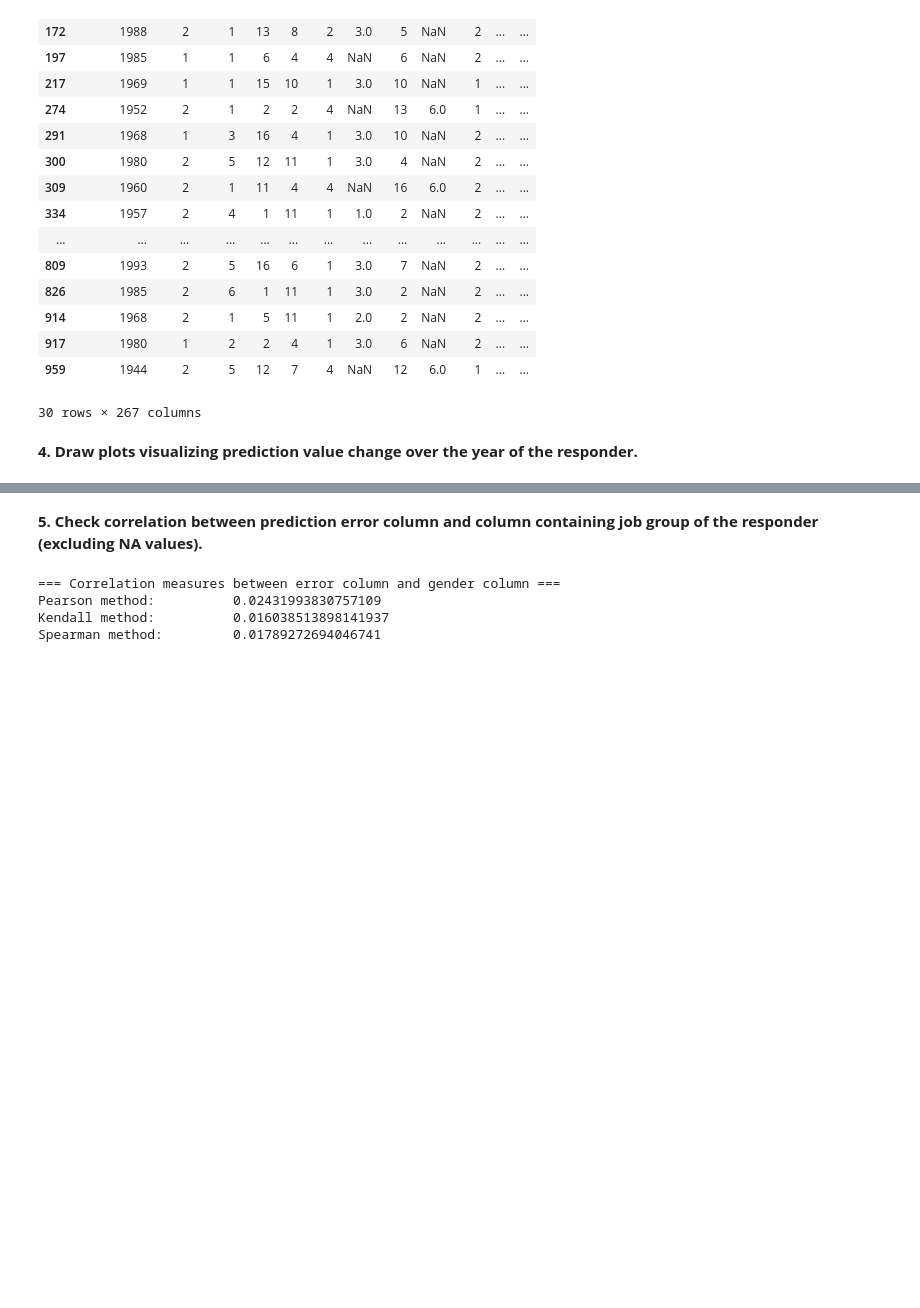
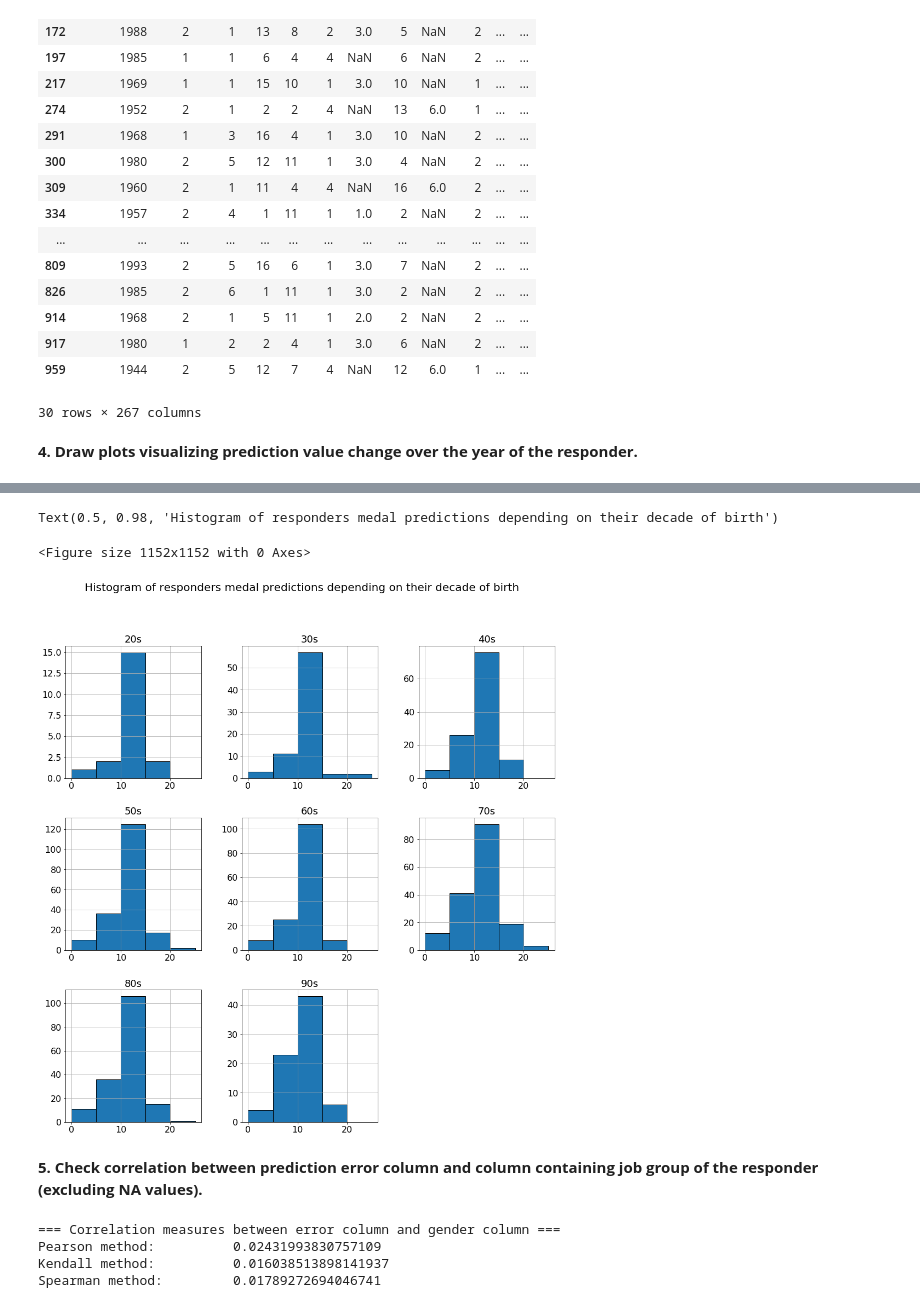
Before and after one commit to Netherwulf/data-science-toolkit, a Jupyter notebook: 07_data_analysis_introduction.ipynb, the cells around one changed output, grey strips where cells are left out. Saved outputs shown, nothing was run; the diff lists cells and outputs as text; code cells hidden in the pictures; blank space fills up the shorter version.

```diff
--- a/07_data_analysis_introduction.ipynb
+++ b/07_data_analysis_introduction.ipynb
@@ -97,3 +152,28 @@ Name: q93, dtype: float64
+# %%
+# histogram
+plt.figure(figsize=(16,16))
+plt.rcParams['xtick.labelsize'] = 16
+plt.rcParams['ytick.labelsize'] = 16
+plt.rcParams['axes.titlesize'] = 18
+
+df_decades = pd.DataFrame({'20s': df_temp[df_temp['URODZONY'] < 1930]['q93'],
+                           '30s': df_temp[(df_temp['URODZONY'] > 1929) & (df_temp['URODZONY'] < 1940)]['q93'],
+                           '40s': df_temp[(df_temp['URODZONY'] > 1939) & (df_temp['URODZONY'] < 1950)]['q93'],
+                           '50s': df_temp[(df_temp['URODZONY'] > 1949) & (df_temp['URODZONY'] < 1960)]['q93'],
+                           '60s': df_temp[(df_temp['URODZONY'] > 1959) & (df_temp['URODZONY'] < 1970)]['q93'],
+                           '70s': df_temp[(df_temp['URODZONY'] > 1969) & (df_temp['URODZONY'] < 1980)]['q93'],
+                           '80s': df_temp[(df_temp['URODZONY'] > 1979) & (df_temp['URODZONY'] < 1990)]['q93'],
+                           '90s': df_temp[(df_temp['URODZONY'] > 1989) & (df_temp['URODZONY'] < 2000)]['q93']})
+
+df_decades.hist(bins=[0, 5, 10, 15, 20, 25],# 1, 5, 10, 15, 20, 26
+                figsize=(16, 16),
+                ec='black')
+
+plt.suptitle('Histogram of responders medal predictions depending on their decade of birth', fontsize=20)
+# %% [output]
+Text(0.5, 0.98, 'Histogram of responders medal predictions depending on their decade of birth')
+<Figure size 1152x1152 with 0 Axes>
+[figure, added]
 # %% [markdown]
 <b>5. Check correlation between prediction error column and column containing job group of the responder (excluding NA values).</b>
 # %%
```
Also changed, not shown: parts of 7 cells of this notebook, 1 other file.
